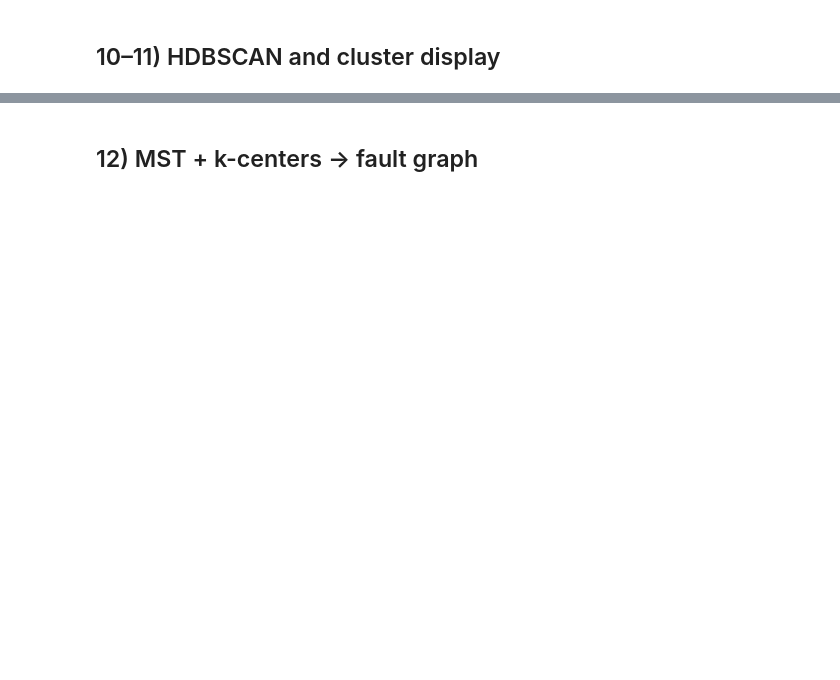
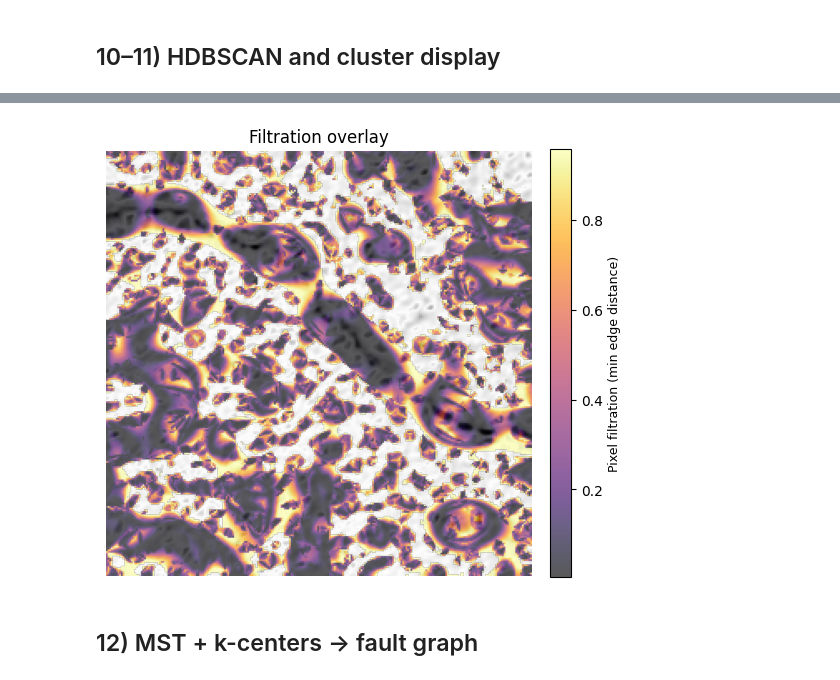
Before and after one commit to Ludwig-H/Generalized-Frangi-for-Automatic-Crack-Extraction, a Jupyter notebook: notebooks/FIND_Frangi_Fusion_Colab.ipynb, the cells around one changed output, grey strips where cells are left out. Saved outputs shown, nothing was run; the diff lists cells and outputs as text; code cells hidden in the pictures; blank space fills up the shorter version.

```diff
--- a/notebooks/FIND_Frangi_Fusion_Colab.ipynb
+++ b/notebooks/FIND_Frangi_Fusion_Colab.ipynb
@@ -121,3 +333,37 @@ show_clusters_on_image(base, sub_coords, labels, figsize=(5,5))
+# %%
+# Filtration per pixel = min neighbor distance; overlay on image
+import numpy as np
+import matplotlib.pyplot as plt
+
+n = D_cc.shape[0]
+indptr, indices, data = D_cc.indptr, D_cc.indices, D_cc.data
+
+filtration = np.full(n, np.inf, dtype=np.float64)
+for i in range(n):
+    row_vals = data[indptr[i]:indptr[i+1]]
+    if row_vals.size > 0:
+        filtration[i] = float(row_vals.min())
+
+# map to image grid (NaN for non-candidate pixels)
+fmap = np.full(base.shape[:2], np.nan, dtype=np.float32)
+rr, cc = sub_coords[:,0], sub_coords[:,1]
+fmap[rr, cc] = filtration.astype(np.float32)
+
+# robust display range
+vmin = np.nanpercentile(fmap, 5)
+vmax = np.nanpercentile(fmap, 95)
+masked = np.ma.masked_invalid(fmap)
+
+plt.figure(figsize=(6,6))
+plt.imshow(base, cmap='gray')
+im = plt.imshow(masked, cmap='inferno', alpha=0.65, vmin=vmin, vmax=vmax)
+cb = plt.colorbar(im, fraction=0.046, pad=0.04)
+cb.set_label("Pixel filtration (min edge distance)", fontsize=9)
+plt.axis('off')
+plt.title("Filtration overlay")
+plt.show()
+# %% [output]
+[figure, added]
 # %% [markdown]
 ## 12) MST + k-centers -> fault graph
 # %%
```
Also changed, not shown: parts of 18 cells of this notebook.
